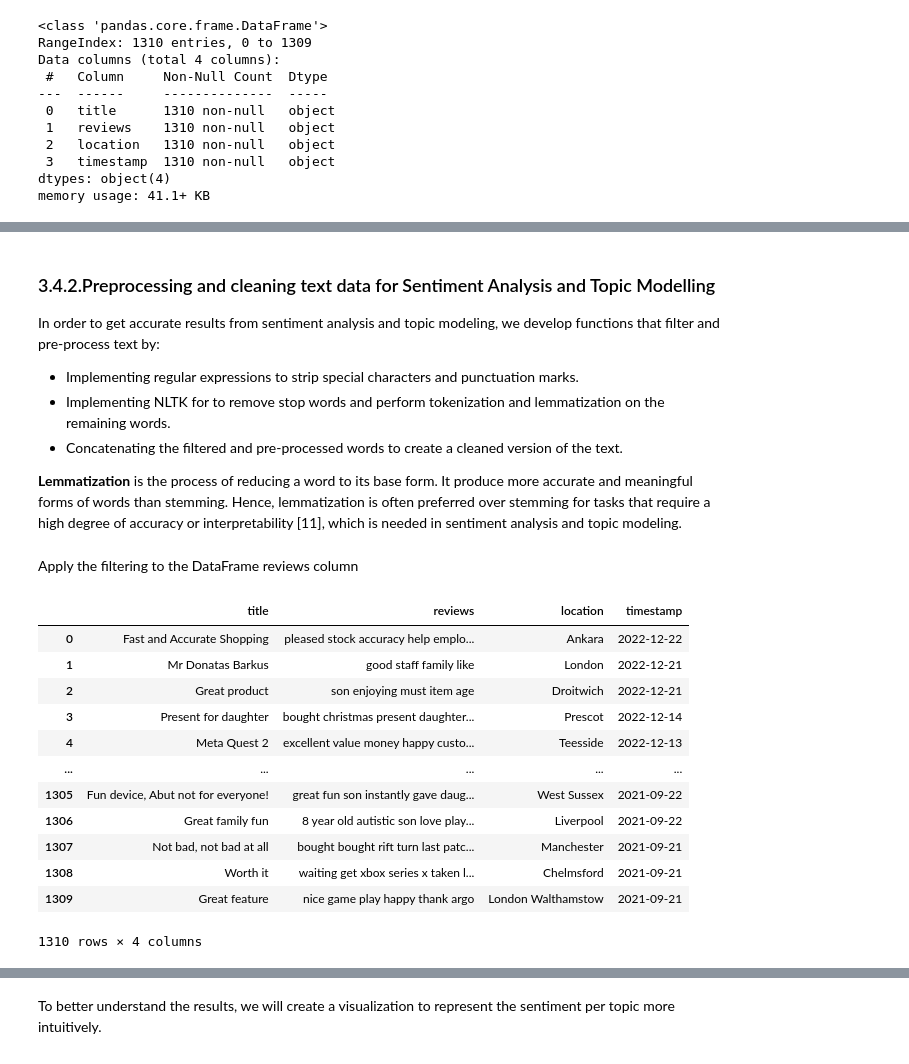
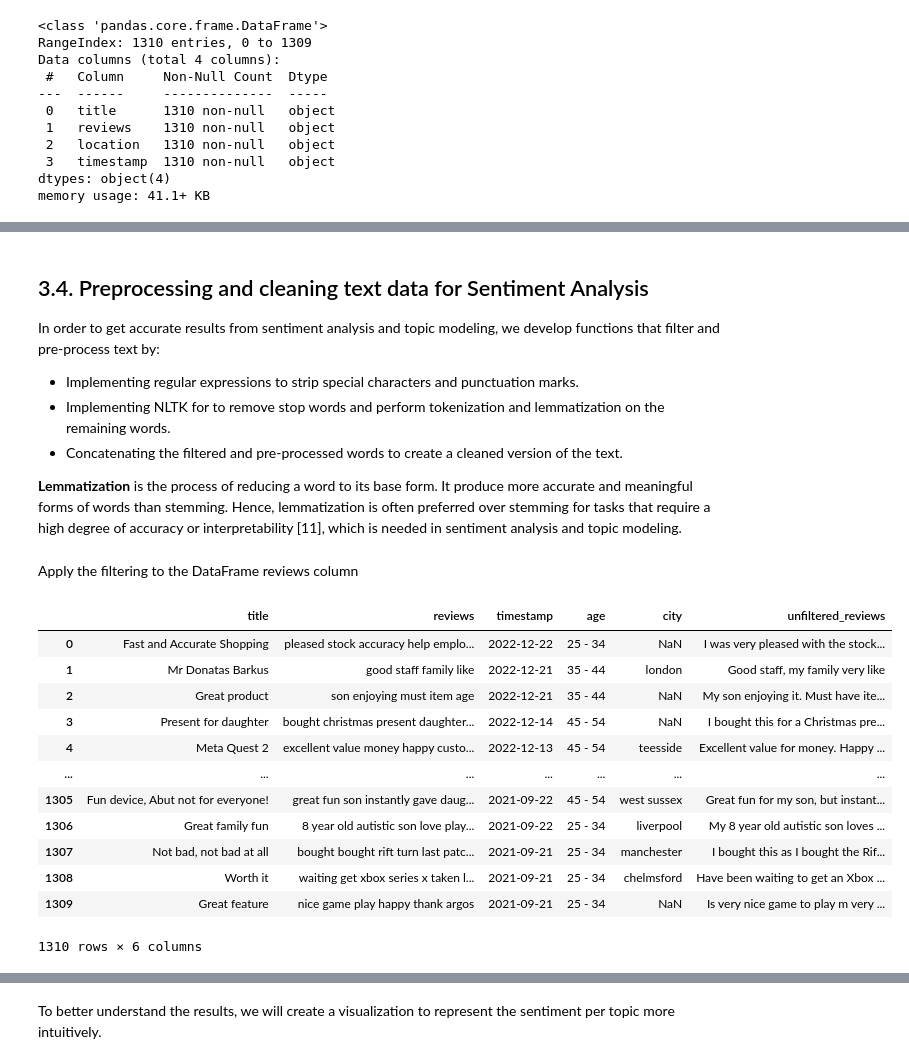
Before and after one commit to Ibrahim-Benkhedda/Meta-Quest-2-Sentiment-and-Topic-Analysis, a Jupyter notebook: meta-quest 2-customer-reviews-analysis,.ipynb, the cells around one changed output, grey strips where cells are left out. Saved outputs shown, nothing was run; the diff lists cells and outputs as text; code cells hidden in the pictures.

```diff
--- a/meta-quest 2-customer-reviews-analysis,.ipynb
+++ b/meta-quest 2-customer-reviews-analysis,.ipynb
@@ -447,0 +518,6 @@ df['location'] = df.apply(get_city_location, axis=1)
+# %%
+vc = df.city.value_counts()
+# we can extract cities with one value count
+cities_one_count = vc[vc == 1].index.to_list()
+print(f"Number of cities with an entry count of 1: {len(cities_one_count)}")
+df.city[df.city.isin(cities_one_count)] = np.nan
@@ -465,0 +550,3 @@ London may have more robust infrastructure or support for VR technology, which c
+# %%
+# We see that there are empty spaces surrounding the text which we handle
+df["country"] = df.country.str.lower().str.strip()
@@ -466,5 +577,7 @@ London may have more robust infrastructure or support for VR technology, which c
+# %%
+df = df.drop("country", axis=1)
 # %% [markdown]
-### 3.4.2.Preprocessing and cleaning text data for Sentiment Analysis and Topic Modelling
+## 3.4. Preprocessing and cleaning text data for Sentiment Analysis
 In order to get accurate results from sentiment analysis and topic modeling, we develop functions that filter and pre-process text by:
 
 - Implementing regular expressions to strip special characters and punctuation marks.
@@ -473,8 +586,6 @@ In order to get accurate results from sentiment analysis and topic modeling, we
 
 **Lemmatization** is the process of reducing a word to its base form. It  produce more accurate and meaningful forms of words than stemming. Hence, lemmatization is often preferred over stemming for tasks that require a high degree of accuracy or interpretability [11], which is needed in sentiment analysis and topic modeling.
 # %%
-
-
 # function that removes special characters, punctuations, extra whitespace from text
 def strip_special_characters(text):
     # compile a regular expression pattern that matches one or more spaces
@@ -492,13 +603,10 @@ def strip_special_characters(text):
     #returns the text clean from special characters, punctuations, underscore and exccess white space
     return clean_text
 
+
 # lowercase text
 def get_lowercase(text):
     return [word.lower() for word in text]
-
-# tokenize the reviews text
-
-### lab 5 ###
 
 
 def strip_stop_words(text):
@@ -509,21 +617,26 @@ def strip_stop_words(text):
     except:
         # return empty list
         return []
+
+
 # Lemmatization is generally more accurate than stemming
 # If the context in which the words are used is important, lemmatization may be a better choice
 # preserve the original meaning of the words and improve the accuracy of the analysis
 
-
-
+# we use it in text preprocessing, since the wordLemmatizer shortens argos
+# word to argo, which is not accurate.
+overwrite_lemmatize_mapping = {"argo": "argos"}
 
 def lemmatize_words(text):
     try:
         lemmatizer = WordNetLemmatizer()
         cleaned = [lemmatizer.lemmatize(word) for word in text]
+        cleaned = [overwrite_lemmatize_mapping.get(x,x) for x in cleaned]
         return cleaned
     except:
         # return empty list
         return []
+
 
 def concatenate_words(text):
     # checks if the input is a list or a string
@@ -540,24 +653,26 @@ def concatenate_words(text):
 # %% [markdown]
 Apply the filtering to the DataFrame reviews column
 # %%
+df['unfiltered_reviews'] = df['reviews'] # save unfiltered reviews into the dataframe
+# apply filtering
 df['reviews'] = df['reviews'].apply(strip_special_characters)
 df['reviews'] = df['reviews'].apply(word_tokenize)
 df['reviews'] = df['reviews'].apply(get_lowercase)
 df['reviews'] = df['reviews'].apply(strip_stop_words)
 df['reviews'] = df['reviews'].apply(lemmatize_words)
 df['reviews'] = df['reviews'].apply(concatenate_words)
 df
 # %% [output]
-|  | title | reviews | location | timestamp |
-| 0 | Fast and Accurate Shopping | pleased stock accuracy help emplo... | Ankara | 2022-12-22 |
-| 1 | Mr Donatas Barkus | good staff family like | London | 2022-12-21 |
-| 2 | Great product | son enjoying must item age | Droitwich | 2022-12-21 |
-| 3 | Present for daughter | bought christmas present daughter... | Prescot | 2022-12-14 |
-| 4 | Meta Quest 2 | excellent value money happy custo... | Teesside | 2022-12-13 |
-| ... | ... | ... | ... | ... |
-| 1305 | Fun device, Abut not for everyone! | great fun son instantly gave daug... | West Sussex | 2021-09-22 |
-| 1306 | Great family fun | 8 year old autistic son love play... | Liverpool | 2021-09-22 |
-| 1307 | Not bad, not bad at all | bought bought rift turn last patc... | Manchester | 2021-09-21 |
-| 1308 | Worth it | waiting get xbox series x taken l... | Chelmsford | 2021-09-21 |
-| 1309 | Great feature | nice game play happy thank argo | London Walthamstow | 2021-09-21 |
+|  | title | reviews | timestamp | age | city | unfiltered_reviews |
+| 0 | Fast and Accurate Shopping | pleased stock accuracy help emplo... | 2022-12-22 | 25 - 34 | NaN | I was very pleased with the stock... |
+| 1 | Mr Donatas Barkus | good staff family like | 2022-12-21 | 35 - 44 | london | Good staff, my family very like |
+| 2 | Great product | son enjoying must item age | 2022-12-21 | 35 - 44 | NaN | My son enjoying it. Must have ite... |
+| 3 | Present for daughter | bought christmas present daughter... | 2022-12-14 | 45 - 54 | NaN | I bought this for a Christmas pre... |
+| 4 | Meta Quest 2 | excellent value money happy custo... | 2022-12-13 | 45 - 54 | teesside | Excellent value for money. Happy ... |
+| ... | ... | ... | ... | ... | ... | ... |
+| 1305 | Fun device, Abut not for everyone! | great fun son instantly gave daug... | 2021-09-22 | 45 - 54 | west sussex | Great fun for my son, but instant... |
+| 1306 | Great family fun | 8 year old autistic son love play... | 2021-09-22 | 25 - 34 | liverpool | My 8 year old autistic son loves ... |
+| 1307 | Not bad, not bad at all | bought bought rift turn last patc... | 2021-09-21 | 25 - 34 | manchester | I bought this as I bought the Rif... |
+| 1308 | Worth it | waiting get xbox series x taken l... | 2021-09-21 | 25 - 34 | chelmsford | Have been waiting to get an Xbox ... |
+| 1309 | Great feature | nice game play happy thank argos | 2021-09-21 | 25 - 34 | NaN | Is very nice game to play m very ... |
-1310 rows × 4 columns
+1310 rows × 6 columns
```
Also changed, not shown: parts of 139 cells of this notebook.
